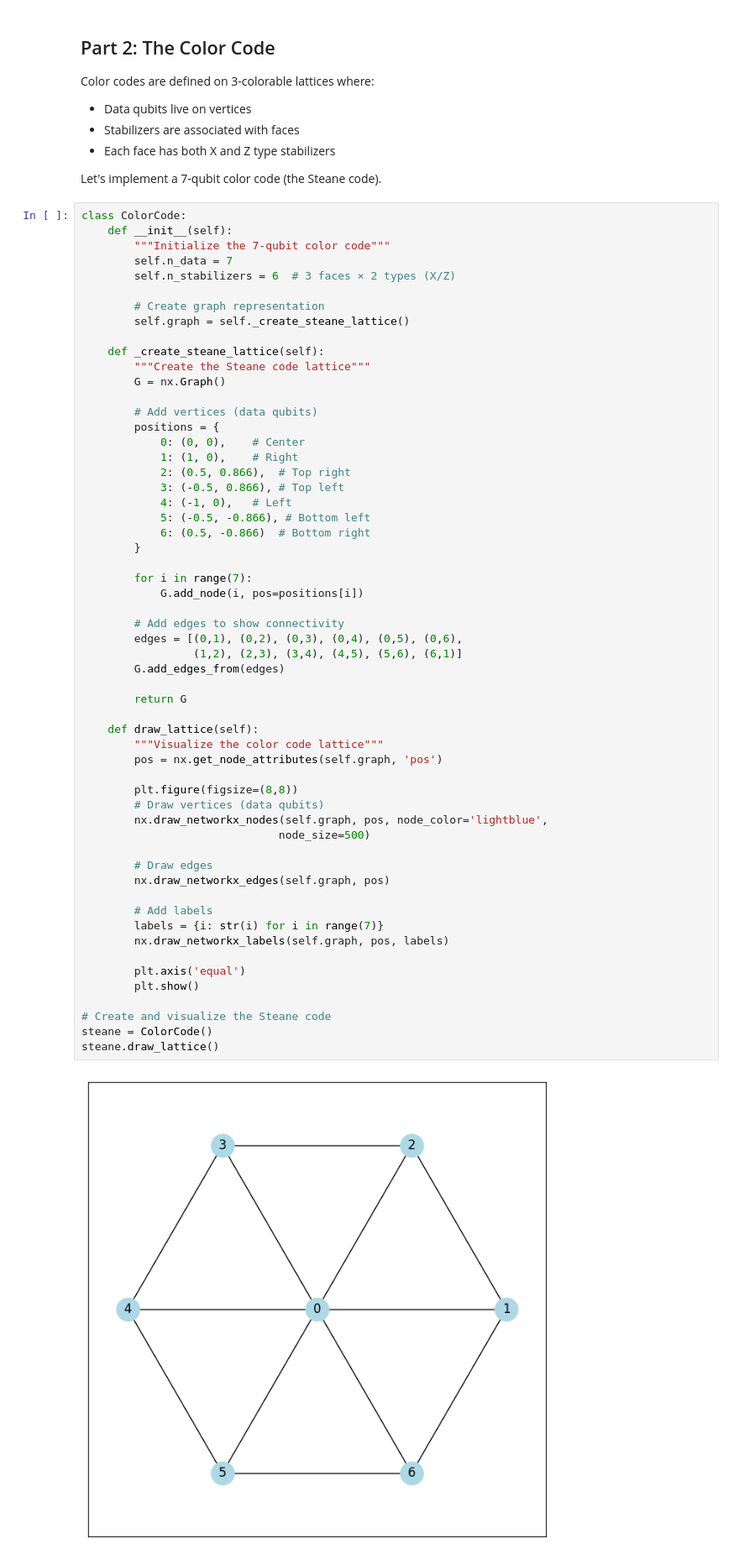
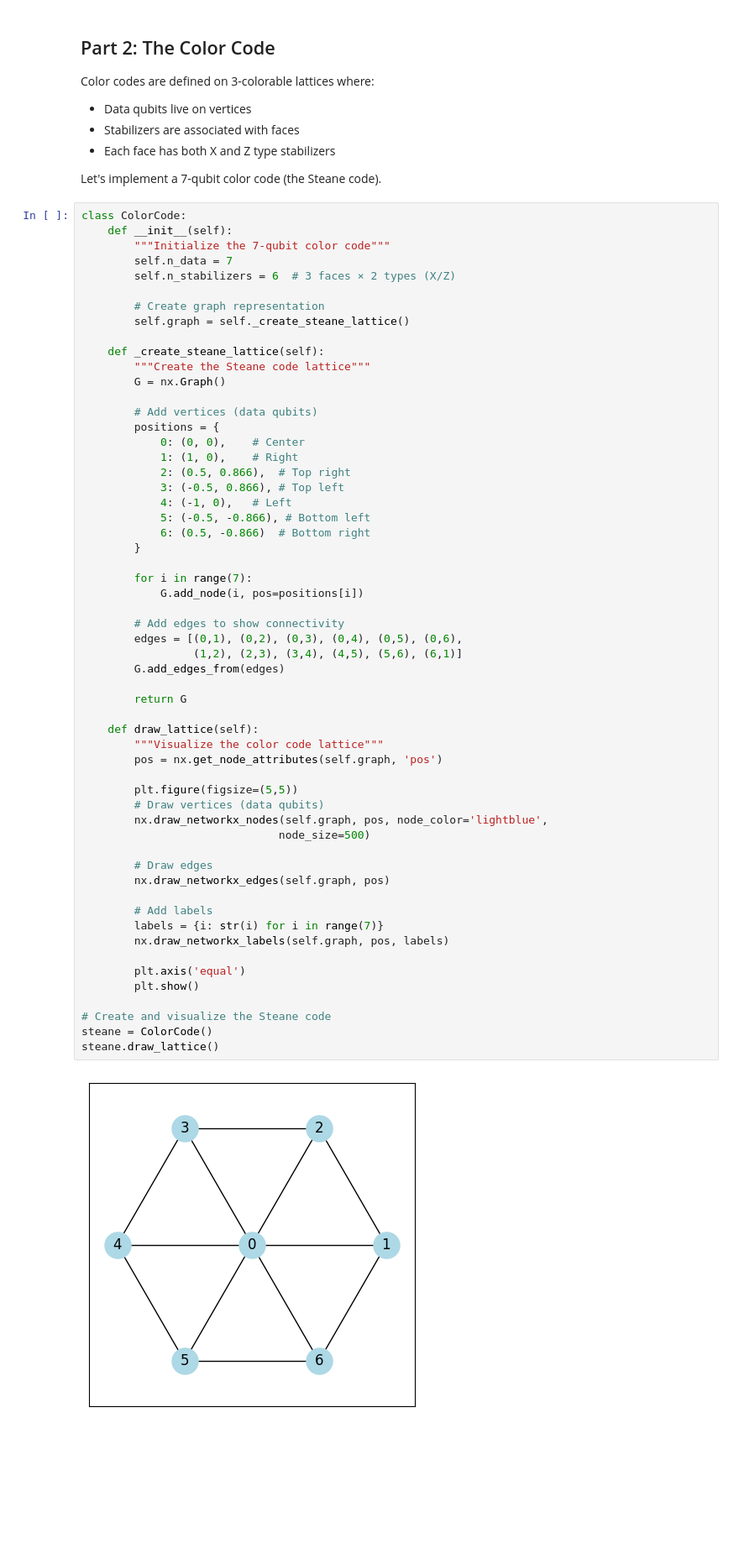
Before and after one commit to UMassIonTrappers/Introduction-to-Quantum-Computing, a Jupyter notebook: Lab_13_QEC_TBD.ipynb, the cells around one changed output. Shown at 84% size. Drawn from its saved outputs; the diff is of its cells as text; blank space fills up the shorter version.

```diff
--- a/Lab_13_QEC_TBD.ipynb
+++ b/Lab_13_QEC_TBD.ipynb
@@ -265,35 +241,35 @@ class ColorCode:
 
         # Add edges to show connectivity
         edges = [(0,1), (0,2), (0,3), (0,4), (0,5), (0,6),
                  (1,2), (2,3), (3,4), (4,5), (5,6), (6,1)]
         G.add_edges_from(edges)
 
         return G
 
     def draw_lattice(self):
         """Visualize the color code lattice"""
         pos = nx.get_node_attributes(self.graph, 'pos')
 
-        plt.figure(figsize=(8,8))
+        plt.figure(figsize=(5,5))
         # Draw vertices (data qubits)
         nx.draw_networkx_nodes(self.graph, pos, node_color='lightblue',
                               node_size=500)
 
         # Draw edges
         nx.draw_networkx_edges(self.graph, pos)
 
         # Add labels
         labels = {i: str(i) for i in range(7)}
         nx.draw_networkx_labels(self.graph, pos, labels)
 
         plt.axis('equal')
         plt.show()
 
 # Create and visualize the Steane code
 steane = ColorCode()
 steane.draw_lattice()
 # %% [output]
-[figure, old version]
+[figure, new version]
 # %% [markdown]
 ### Exercise 2.1: Color Code Stabilizers
 
```
Also changed, not shown: parts of 7 cells of this notebook.
